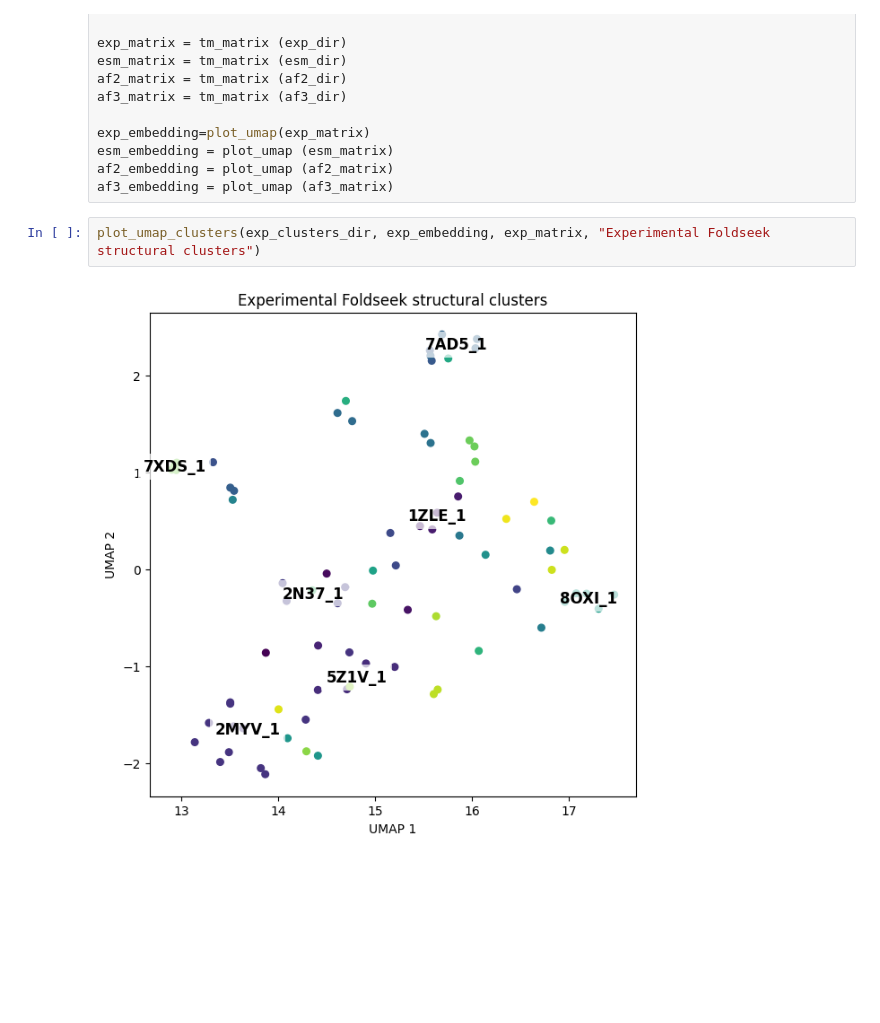
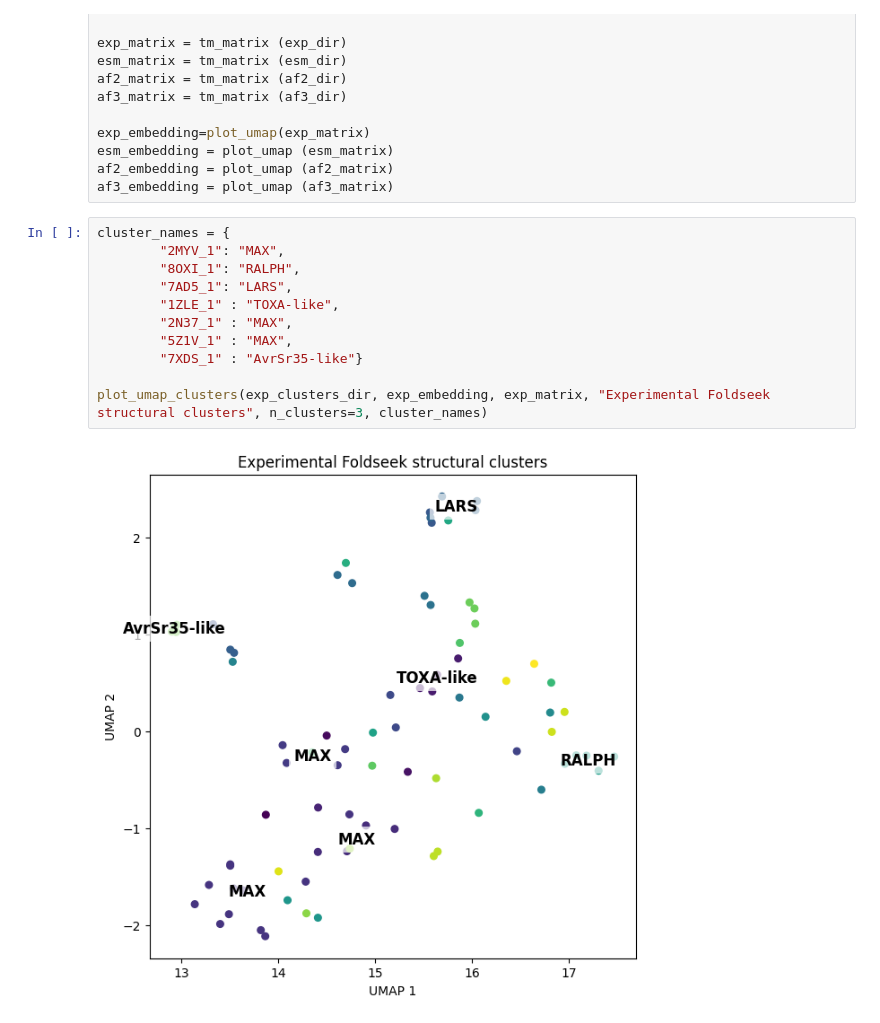
Before and after one commit to Rachel-Oei/Effector-Structure-Prediction, a Jupyter notebook: 06_clustering/umap.ipynb, the cells around one changed output. Drawn from its saved outputs; the diff is of its cells as text; blank space fills up the shorter version.

Commit message:
edit graphs

```diff
--- a/06_clustering/umap.ipynb
+++ b/06_clustering/umap.ipynb
@@ -22,7 +27,16 @@ esm_embedding = plot_umap (esm_matrix)
 af2_embedding = plot_umap (af2_matrix)
 af3_embedding = plot_umap (af3_matrix)
 # %%
-plot_umap_clusters(exp_clusters_dir, exp_embedding, exp_matrix, "Experimental Foldseek structural clusters")
+cluster_names = {
+        "2MYV_1": "MAX",
+        "8OXI_1": "RALPH",
+        "7AD5_1": "LARS",
+        "1ZLE_1" : "TOXA-like",
+        "2N37_1" : "MAX",
+        "5Z1V_1" : "MAX",
+        "7XDS_1" : "AvrSr35-like"}
+
+plot_umap_clusters(exp_clusters_dir, exp_embedding, exp_matrix, "Experimental Foldseek structural clusters", n_clusters=3, cluster_names)
 # %% [output]
-[figure, old version]
+[figure, new version]
 # %%
```
Also changed, not shown: parts of 9 cells of this notebook, 1 other file.
